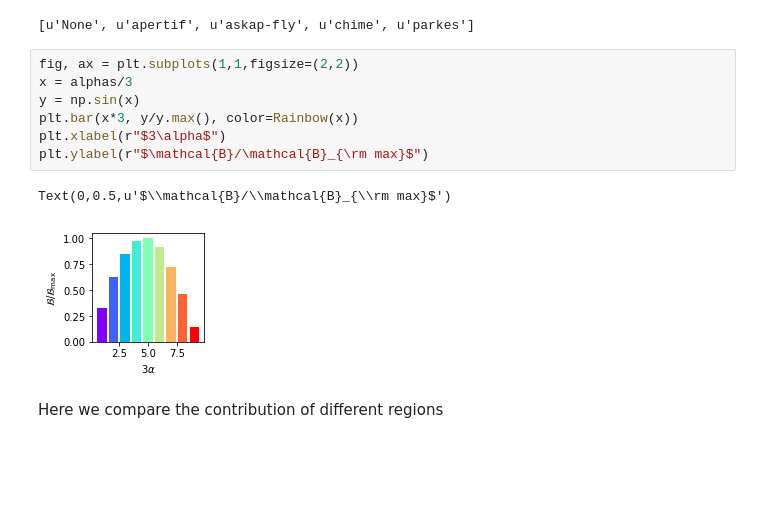
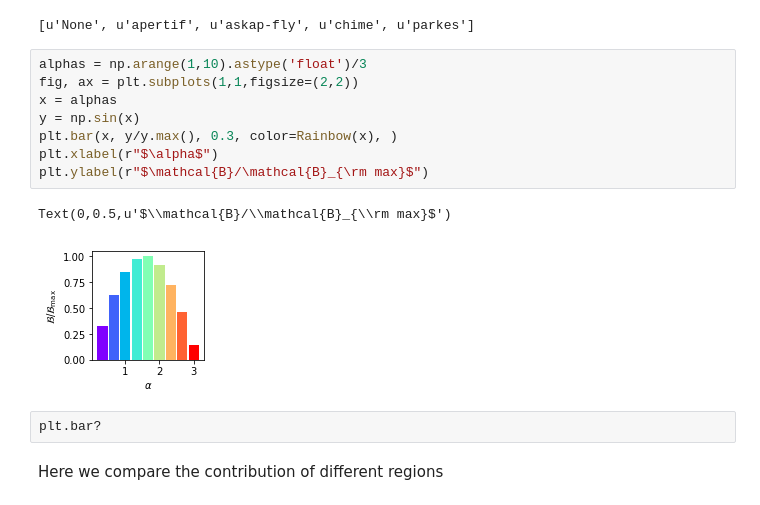
Before and after one commit to FRBs/PreFRBLE, a Jupyter notebook: notebooks/PreFRBLE_Likelihood.ipynb, the cells around one changed output. Drawn from its saved outputs; the diff is of its cells as text; blank space fills up the shorter version.

```diff
--- a/notebooks/PreFRBLE_Likelihood.ipynb
+++ b/notebooks/PreFRBLE_Likelihood.ipynb
@@ -95,15 +95,18 @@ with h5.File( likelihood_file_redshift ) as f:
 # %% [output]
 [u'None', u'apertif', u'askap-fly', u'chime', u'parkes']
 # %%
+alphas = np.arange(1,10).astype('float')/3
 fig, ax = plt.subplots(1,1,figsize=(2,2))
-x = alphas/3
+x = alphas
 y = np.sin(x)
-plt.bar(x*3, y/y.max(), color=Rainbow(x))
-plt.xlabel(r"$3\alpha$")
+plt.bar(x, y/y.max(), 0.3, color=Rainbow(x), )
+plt.xlabel(r"$\alpha$")
 plt.ylabel(r"$\mathcal{B}/\mathcal{B}_{\rm max}$")
 # %% [output]
 Text(0,0.5,u'$\\mathcal{B}/\\mathcal{B}_{\\rm max}$')
-[figure, old version]
+[figure, new version]
+# %%
+plt.bar?
 # %% [markdown]
 Here we compare the contribution of different regions
 # %%
```
Also changed, not shown: parts of 8 cells of this notebook, 5 other files.
